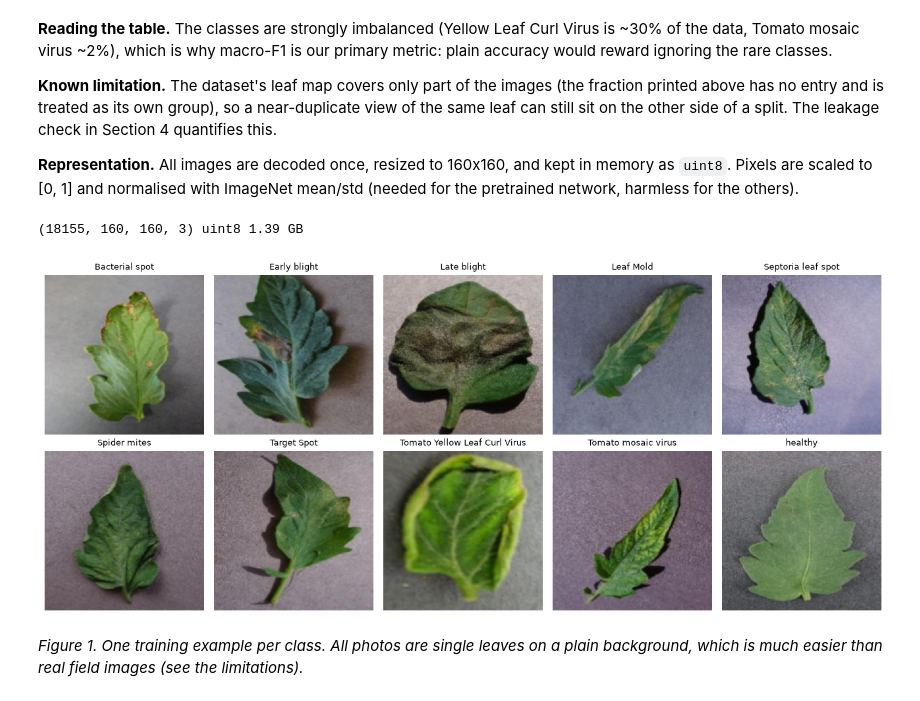
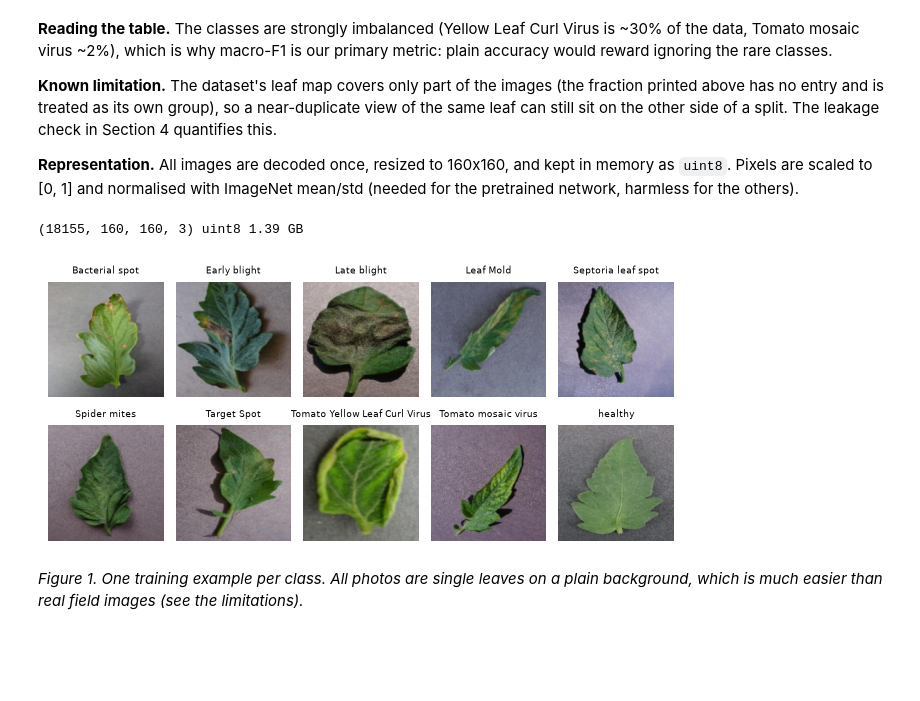
Before and after one commit to Rivier-Computer-Science/FA26-COMP-671-Talluri, a Jupyter notebook: plant_leaf_disease.ipynb, the cells around one changed output. Drawn from its saved outputs; the diff is of its cells as text; code cells hidden in the pictures; blank space fills up the shorter version.

Commit message:
Add leaf-level bootstrap and error-direction analysis; print-sized figures

```diff
--- a/plant_leaf_disease.ipynb
+++ b/plant_leaf_disease.ipynb
@@ -31,6 +31,9 @@ from sklearn.metrics import accuracy_score, confusion_matrix, f1_score
 from sklearn.model_selection import StratifiedGroupKFold
 from torchvision import models
 from tqdm import tqdm
+
+plt.rcParams.update({"font.size": 8, "axes.titlesize": 8, "axes.labelsize": 8, "xtick.labelsize": 7, "ytick.labelsize": 7,
+                     "legend.fontsize": 6.5, "savefig.dpi": 220})   # figures are sized for a 6.5-inch-wide page
 
 SMOKE = os.environ.get("SMOKE") == "1"      # tiny quick run
 FORCE = False                               # True = ignore cached results and retrain everything
@@ -187,25 +190,25 @@ The leakage check in Section 4 quantifies this.
 # %%
 CACHE = ROOT / "data" / "cache"
 CACHE.mkdir(exist_ok=True)
 cache_file = CACHE / f"tomato_{CFG['img']}{'_smoke' if SMOKE else ''}.npy"
 if cache_file.exists():
     X = np.load(cache_file)
 else:
     X = np.stack([np.asarray(Image.open(IMG_ROOT / p).convert("RGB").resize((CFG["img"],) * 2, Image.BILINEAR))
                   for p in tqdm(meta.path, desc="decoding images", mininterval=60)])
     np.save(cache_file, X)
 idx = {s: np.where(meta.split == s)[0] for s in ("train", "val", "test")}
 Y = meta.y.values
 print(X.shape, X.dtype, f"{X.nbytes / 1e9:.2f} GB")
 
-fig, axes = plt.subplots(2, 5, figsize=(13, 5.6))
+fig, axes = plt.subplots(2, 5, figsize=(6.5, 3.1))
 for i, ax in enumerate(axes.ravel()):
     j = np.where((Y == i) & (meta.split == "train").values)[0][0]
-    ax.imshow(X[j]); ax.set_title(SHORT[i], fontsize=9); ax.axis("off")
-plt.tight_layout(); plt.savefig(FIG / "fig1_examples.png", dpi=150); plt.show()
+    ax.imshow(X[j]); ax.set_title(SHORT[i], fontsize=6.5); ax.axis("off")
+plt.tight_layout(); plt.savefig(FIG / "fig1_examples.png", dpi=220); plt.show()
 # %% [output]
 (18155, 160, 160, 3) uint8 1.39 GB
-[figure, old version]
+[figure, new version]
 # %% [markdown]
 *Figure 1. One training example per class. All photos are single leaves on a plain background, which is much easier
 than real field images (see the limitations).*
```
Also changed, not shown: parts of 18 cells of this notebook, 8 other files.
